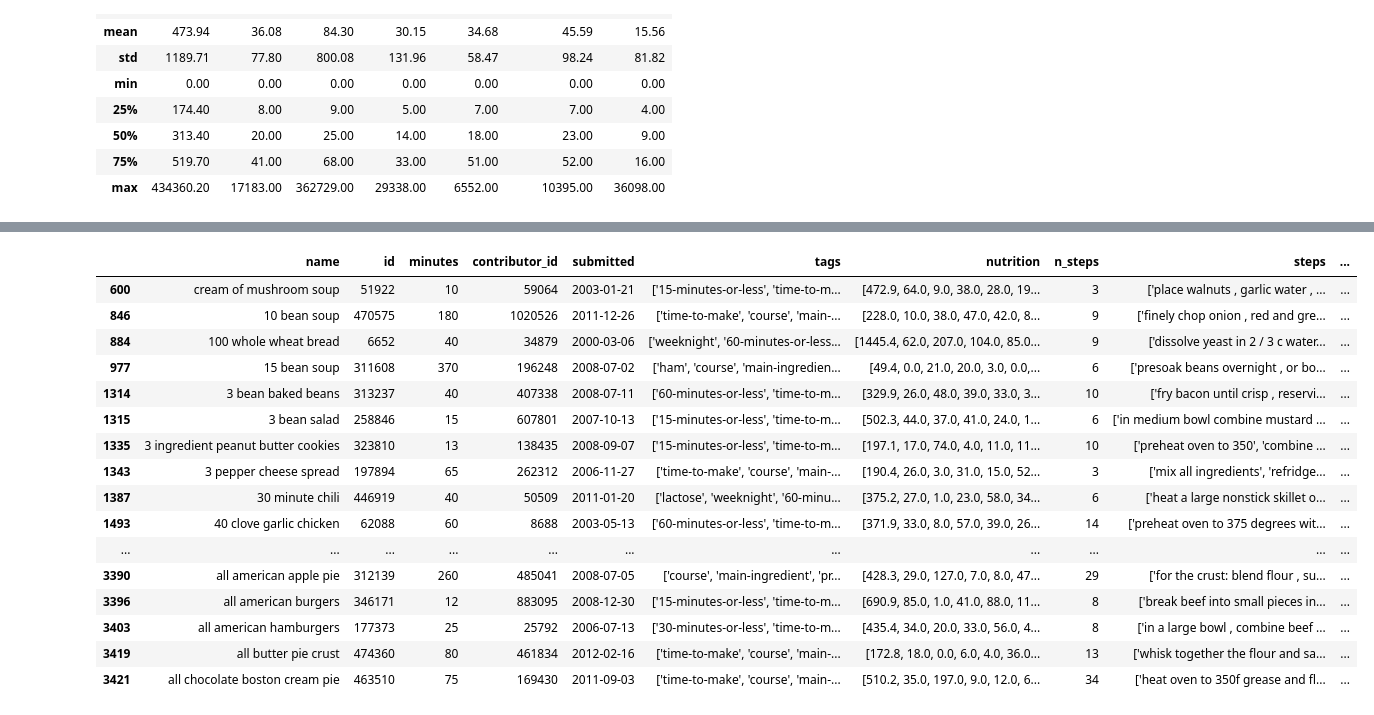
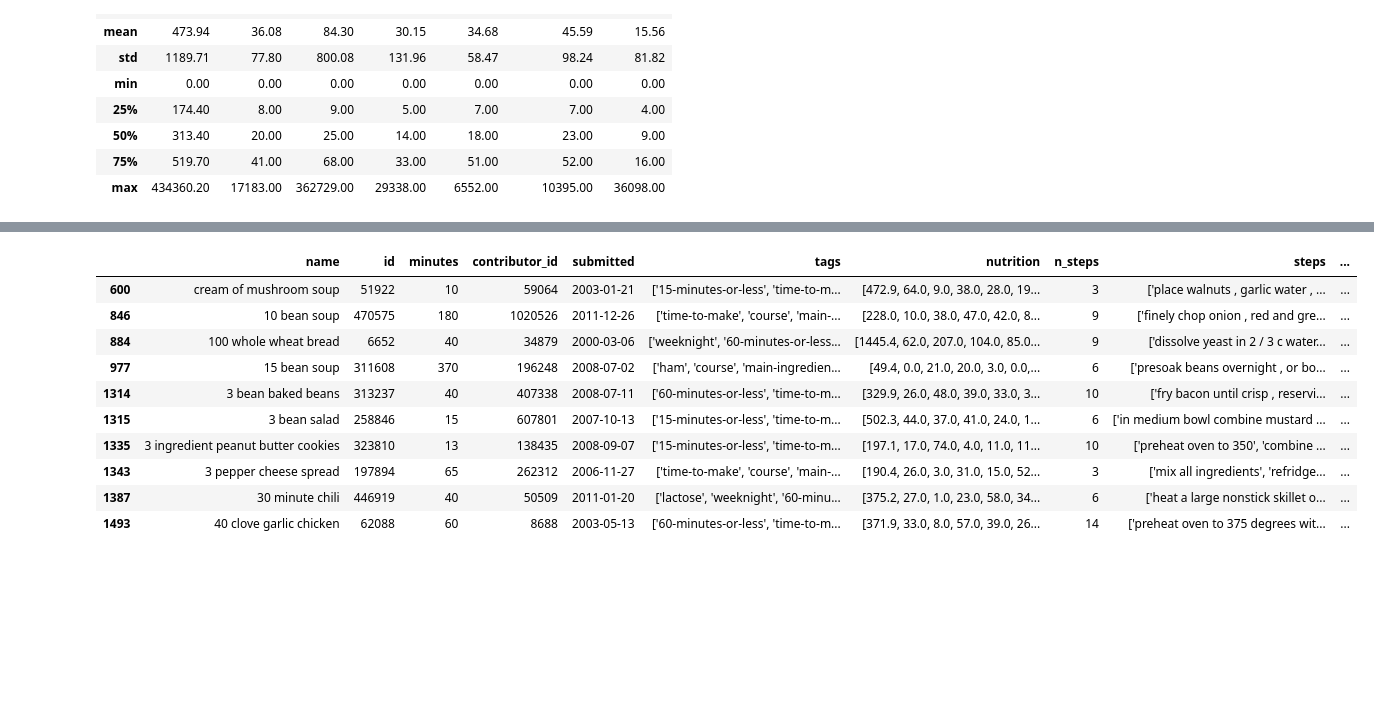
Before and after one commit to PH31M/Food-RecommendationSystem, a Jupyter notebook: notebooks/02_data_cleaning.ipynb, the cells around one changed output, grey strips where cells are left out. Cells and saved outputs as stored; diff of their text form; code cells hidden in the pictures; blank space fills up the shorter version.

Commit message:
Fixing 03_data_cleaning #2

```diff
--- a/notebooks/02_data_cleaning.ipynb
+++ b/notebooks/02_data_cleaning.ipynb
@@ -58,8 +58,22 @@ df_recipes[nutrition_cols].describe()
 # %%
 # Handle missing values
 
-df_recipes.isnull().sum()
-(df_recipes.isnull().sum() / len(df_recipes)) * 100
-# => Chỉ có 2% dữ liệu Null ở cột Description  ==> trước mắt để "No description available" các description NULL
+null_counts = df_recipes.isnull().sum()
+null_pct = ((df_recipes.isnull().sum() / len(df_recipes)) * 100).round(2)
+null_df_recipes = pd.DataFrame({
+    'null_count': null_counts,
+    'null_pct': null_pct,
+    'dtype': df_recipes.dtypes
+}).sort_values('null_count',ascending=False)
+# # => Chỉ có 2% dữ liệu Null ở cột Description  ==> trước mắt để "No description available" các description NULL
+# df_recipes['description'] = df_recipes['description'].fillna("No description available")
 
-df_recipes['description'] = df_recipes['description'].fillna("No description available")
+print("=" * 55)
+print(f"MISSING VALUE REPORT - RAW_recipes ({len(df_recipes):,} dòng)")
+print("=" * 55)
+print(f"{'Cột':<20} {'Null':>8} {'%':>7} {'Dtype'}")
+print("-" * 55)
+for col, row in null_df_recipes.iterrows():
+    flag = " <-- Có Null" if row['null_count'] > 0 else ""
+    print(f"{col:<20} {int(row['null_count'])>8,} {row['null_pct']:>6.2f}%"
+          f"{str(row['dtype']):<10}{flag}")
@@ -71,37 +124,31 @@ df_recipes['description'] = df_recipes['description'].fillna("No description ava
 df_recipes[df_recipes.duplicated()]
 df_interactions[df_interactions.duplicated()]
 
 df_recipes[df_recipes['id'].duplicated()]
 df_recipes['name'].duplicated().sum()
 
 df_recipes['name'] = (
     df_recipes['name']
     .str.lower()
     .str.strip()
     .str.replace(r'\s+', ' ', regex=True)
 )
 
-df_recipes[df_recipes['name'].duplicated()].head(30)
+df_recipes[df_recipes['name'].duplicated()].head(10)
 
 #   Phân tích duplicates
 #   Xóa duplicates
 #   Kiểm tra lại dataset sau khi xóa
 #   Giải thích trong notebook/report
 # %% [output]
 |  | name | id | minutes | contributor_id | submitted | tags | nutrition | n_steps | steps | ... |
 | 600 | cream of mushroom soup | 51922 | 10 | 59064 | 2003-01-21 | ['15-minutes-or-less', 'time-to-m... | [472.9, 64.0, 9.0, 38.0, 28.0, 19... | 3 | ['place walnuts , garlic water , ... | ... |
 | 846 | 10 bean soup | 470575 | 180 | 1020526 | 2011-12-26 | ['time-to-make', 'course', 'main-... | [228.0, 10.0, 38.0, 47.0, 42.0, 8... | 9 | ['finely chop onion , red and gre... | ... |
 | 884 | 100 whole wheat bread | 6652 | 40 | 34879 | 2000-03-06 | ['weeknight', '60-minutes-or-less... | [1445.4, 62.0, 207.0, 104.0, 85.0... | 9 | ['dissolve yeast in 2 / 3 c water... | ... |
 | 977 | 15 bean soup | 311608 | 370 | 196248 | 2008-07-02 | ['ham', 'course', 'main-ingredien... | [49.4, 0.0, 21.0, 20.0, 3.0, 0.0,... | 6 | ['presoak beans overnight , or bo... | ... |
 | 1314 | 3 bean baked beans | 313237 | 40 | 407338 | 2008-07-11 | ['60-minutes-or-less', 'time-to-m... | [329.9, 26.0, 48.0, 39.0, 33.0, 3... | 10 | ['fry bacon until crisp , reservi... | ... |
 | 1315 | 3 bean salad | 258846 | 15 | 607801 | 2007-10-13 | ['15-minutes-or-less', 'time-to-m... | [502.3, 44.0, 37.0, 41.0, 24.0, 1... | 6 | ['in medium bowl combine mustard ... | ... |
 | 1335 | 3 ingredient peanut butter cookies | 323810 | 13 | 138435 | 2008-09-07 | ['15-minutes-or-less', 'time-to-m... | [197.1, 17.0, 74.0, 4.0, 11.0, 11... | 10 | ['preheat oven to 350', 'combine ... | ... |
 | 1343 | 3 pepper cheese spread | 197894 | 65 | 262312 | 2006-11-27 | ['time-to-make', 'course', 'main-... | [190.4, 26.0, 3.0, 31.0, 15.0, 52... | 3 | ['mix all ingredients', 'refridge... | ... |
 | 1387 | 30 minute chili | 446919 | 40 | 50509 | 2011-01-20 | ['lactose', 'weeknight', '60-minu... | [375.2, 27.0, 1.0, 23.0, 58.0, 34... | 6 | ['heat a large nonstick skillet o... | ... |
 | 1493 | 40 clove garlic chicken | 62088 | 60 | 8688 | 2003-05-13 | ['60-minutes-or-less', 'time-to-m... | [371.9, 33.0, 8.0, 57.0, 39.0, 26... | 14 | ['preheat oven to 375 degrees wit... | ... |
-| ... | ... | ... | ... | ... | ... | ... | ... | ... | ... | ... |
-| 3390 | all american apple pie | 312139 | 260 | 485041 | 2008-07-05 | ['course', 'main-ingredient', 'pr... | [428.3, 29.0, 127.0, 7.0, 8.0, 47... | 29 | ['for the crust: blend flour , su... | ... |
-| 3396 | all american burgers | 346171 | 12 | 883095 | 2008-12-30 | ['15-minutes-or-less', 'time-to-m... | [690.9, 85.0, 1.0, 41.0, 88.0, 11... | 8 | ['break beef into small pieces in... | ... |
-| 3403 | all american hamburgers | 177373 | 25 | 25792 | 2006-07-13 | ['30-minutes-or-less', 'time-to-m... | [435.4, 34.0, 20.0, 33.0, 56.0, 4... | 8 | ['in a large bowl , combine beef ... | ... |
-| 3419 | all butter pie crust | 474360 | 80 | 461834 | 2012-02-16 | ['time-to-make', 'course', 'main-... | [172.8, 18.0, 0.0, 6.0, 4.0, 36.0... | 13 | ['whisk together the flour and sa... | ... |
-| 3421 | all chocolate boston cream pie | 463510 | 75 | 169430 | 2011-09-03 | ['time-to-make', 'course', 'main-... | [510.2, 35.0, 197.0, 9.0, 12.0, 6... | 34 | ['heat oven to 350f grease and fl... | ... |
```
Also changed, not shown: parts of 2 cells of this notebook.
